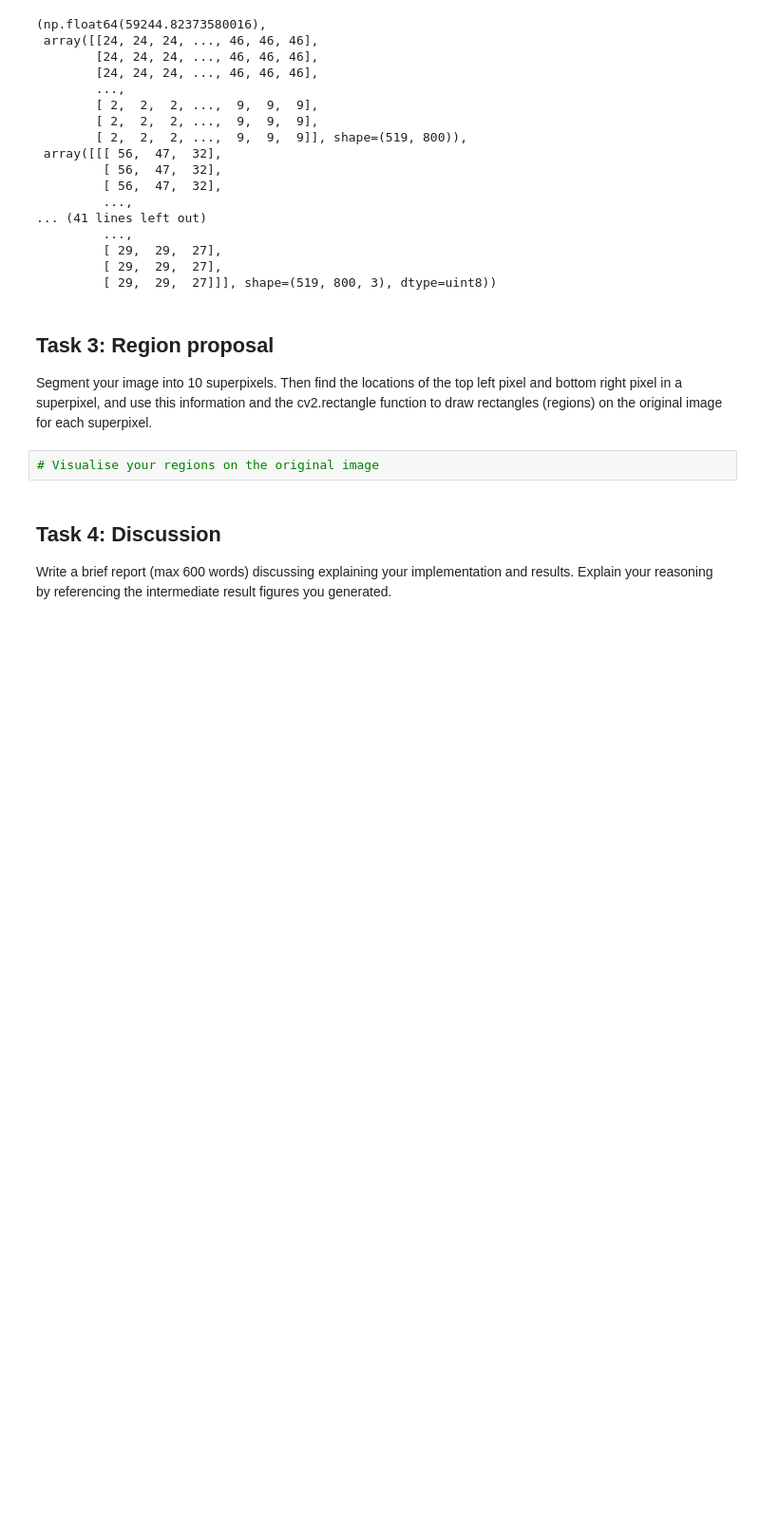
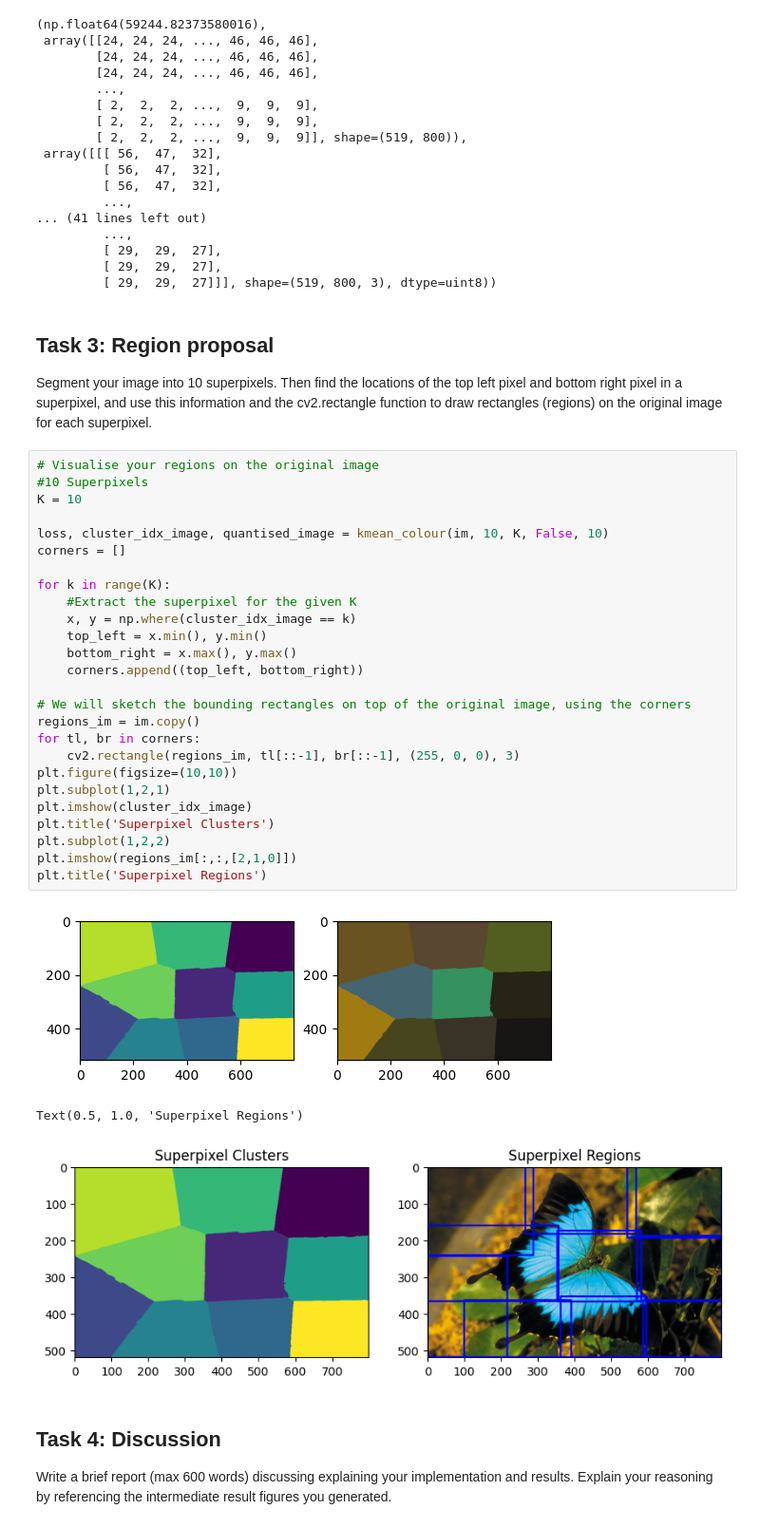
Before and after one commit to jame-slatta/ECE4076_2026, a Jupyter notebook: Lab03/Lab3_student_template.ipynb, the cells around one changed output. Shown at 95% size. Cells and saved outputs as stored; diff of their text form; blank space fills up the shorter version.

```diff
--- a/Lab03/Lab3_student_template.ipynb
+++ b/Lab03/Lab3_student_template.ipynb
@@ -296,8 +296,36 @@ kmean_colour(im, 10, 50, False, 5)
 ## Task 3: Region proposal
 
 Segment your image into 10 superpixels. Then find the locations of the top left pixel and bottom right pixel in a superpixel, and use this information and the cv2.rectangle function to draw rectangles (regions) on the original image for each superpixel.
-# %%
-# Visualise your regions on the original image
+# %%
+# Visualise your regions on the original image
+#10 Superpixels
+K = 10
+
+loss, cluster_idx_image, quantised_image = kmean_colour(im, 10, K, False, 10)
+corners = []
+
+for k in range(K):
+    #Extract the superpixel for the given K
+    x, y = np.where(cluster_idx_image == k)
+    top_left = x.min(), y.min()
+    bottom_right = x.max(), y.max()
+    corners.append((top_left, bottom_right))
+
+# We will sketch the bounding rectangles on top of the original image, using the corners
+regions_im = im.copy()
+for tl, br in corners:
+    cv2.rectangle(regions_im, tl[::-1], br[::-1], (255, 0, 0), 3)
+plt.figure(figsize=(10,10))
+plt.subplot(1,2,1)
+plt.imshow(cluster_idx_image)
+plt.title('Superpixel Clusters')
+plt.subplot(1,2,2)
+plt.imshow(regions_im[:,:,[2,1,0]])
+plt.title('Superpixel Regions')
+# %% [output]
+[figure, added]
+Text(0.5, 1.0, 'Superpixel Regions')
+[figure, added]
 # %% [markdown]
 ## Task 4: Discussion
 
```
